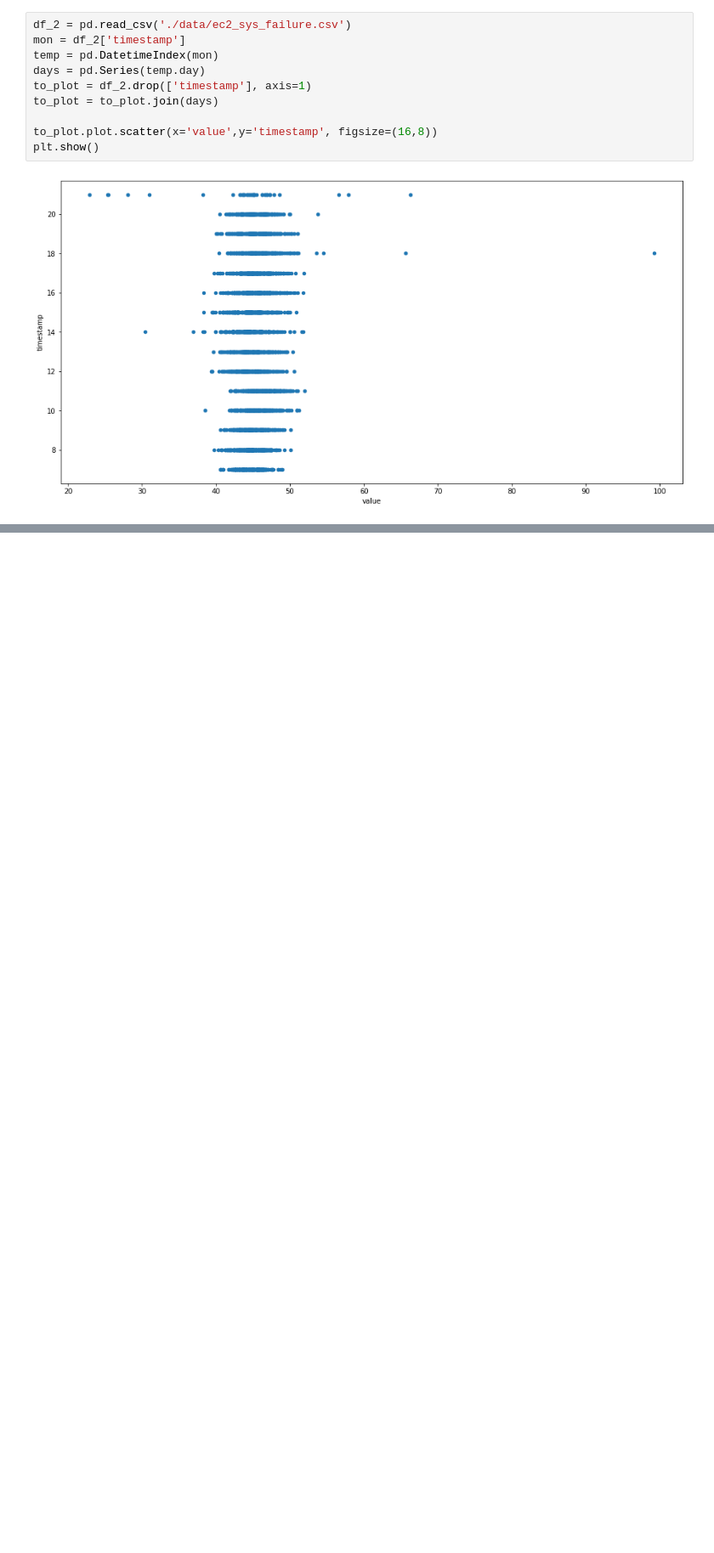
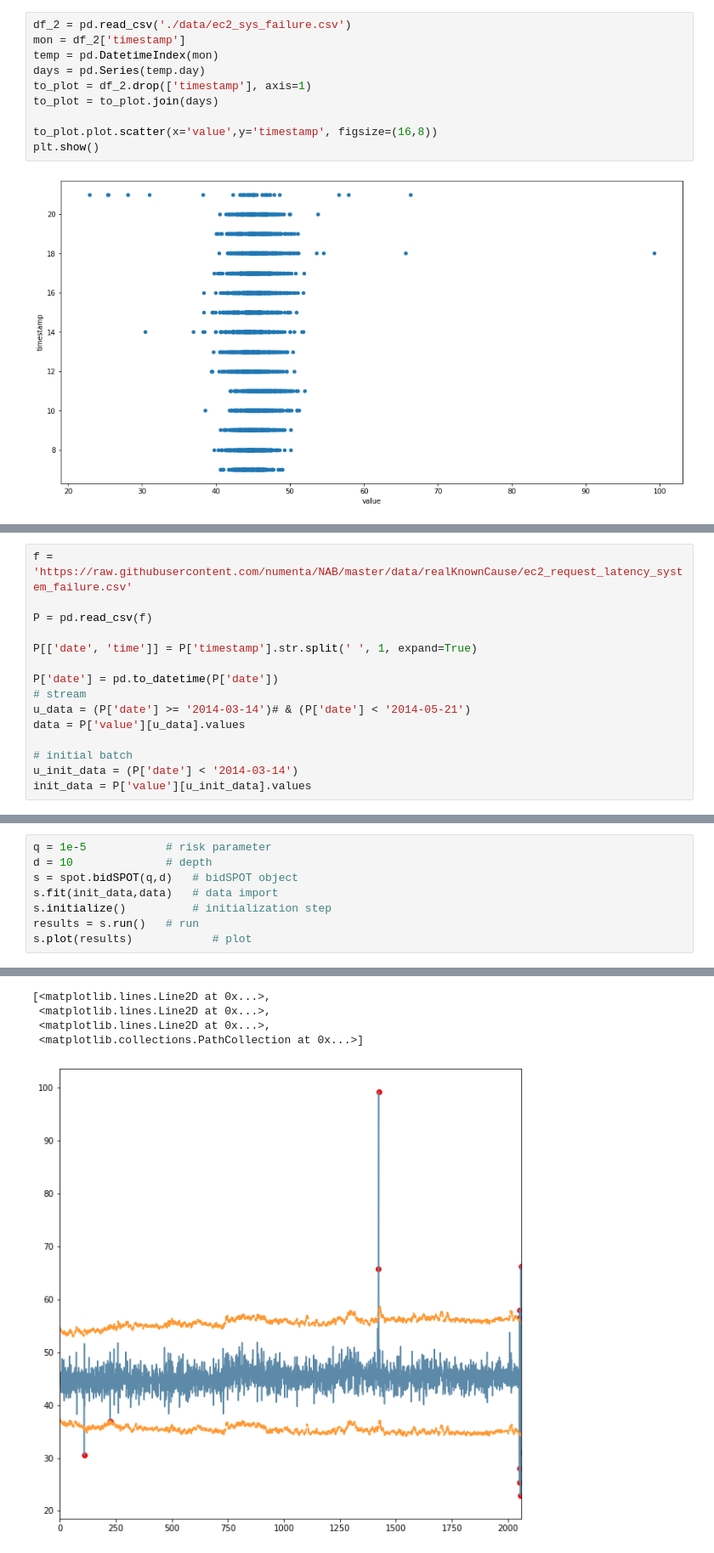
Before and after one commit to adrianomundo/II2202-research-methodology-scientific-writing, a Jupyter notebook: Quantitative_ex_aws.ipynb, the cells around one changed output, grey strips where cells are left out. Shown at 85% size. Drawn from its saved outputs; the diff is of its cells as text; blank space fills up the shorter version.

Commit message:
finished spot part

```diff
--- a/Quantitative_ex_aws.ipynb
+++ b/Quantitative_ex_aws.ipynb
@@ -141,0 +156,15 @@ plt.show()
+# %%
+f = 'https://raw.githubusercontent.com/numenta/NAB/master/data/realKnownCause/ec2_request_latency_system_failure.csv'
+
+P = pd.read_csv(f)
+
+P[['date', 'time']] = P['timestamp'].str.split(' ', 1, expand=True)
+
+P['date'] = pd.to_datetime(P['date'])
+# stream
+u_data = (P['date'] >= '2014-03-14')# & (P['date'] < '2014-05-21')
+data = P['value'][u_data].values
+
+# initial batch
+u_init_data = (P['date'] < '2014-03-14')
+init_data = P['value'][u_init_data].values
@@ -141,0 +173,9 @@ plt.show()
+# %%
+q = 1e-5 			# risk parameter
+d = 10				# depth
+s = spot.bidSPOT(q,d) 	# bidSPOT object
+s.fit(init_data,data) 	# data import
+s.initialize() 			# initialization step
+results = s.run() 	# run
+s.plot(results) 		   # plot
+# %% [output]
@@ -141,0 +192,5 @@ plt.show()
+[<matplotlib.lines.Line2D at 0x...>,
+ <matplotlib.lines.Line2D at 0x...>,
+ <matplotlib.lines.Line2D at 0x...>,
+ <matplotlib.collections.PathCollection at 0x...>]
+[figure, added]
```
Also changed, not shown: parts of 20 cells of this notebook, 2 other files.
